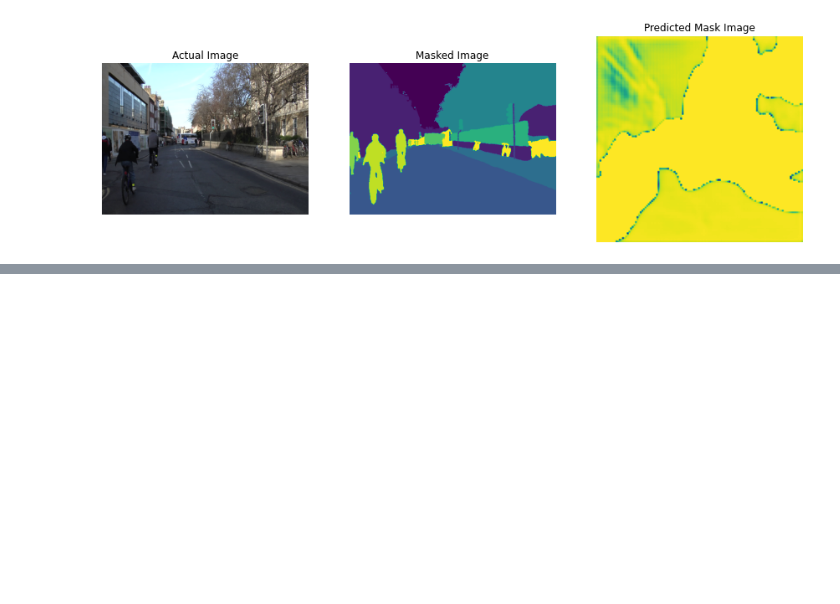
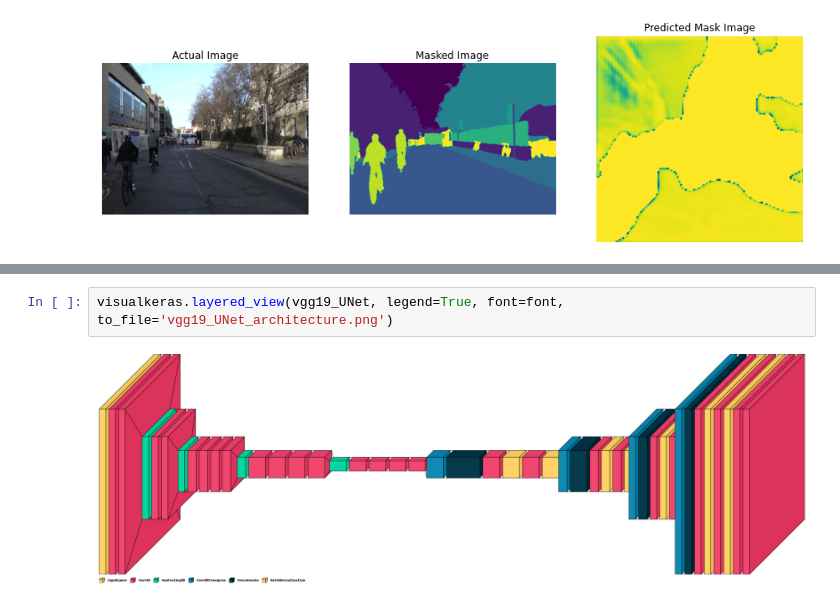
Before and after one commit to EngUzair98/CS867_Computer_Vision_Projects, a Jupyter notebook: CS867_CV_A002_version_submission.ipynb, the cells around one changed output, grey strips where cells are left out. Cells and saved outputs as stored; diff of their text form; blank space fills up the shorter version.

```diff
--- a/CS867_CV_A002_version_submission.ipynb
+++ b/CS867_CV_A002_version_submission.ipynb
@@ -553,0 +570,4 @@ for x in range(4):
+# %%
+visualkeras.layered_view(vgg19_UNet, legend=True, font=font, to_file='vgg19_UNet_architecture.png')
+# %% [output]
+[figure, added]
```
Also changed, not shown: parts of 3 cells of this notebook.
